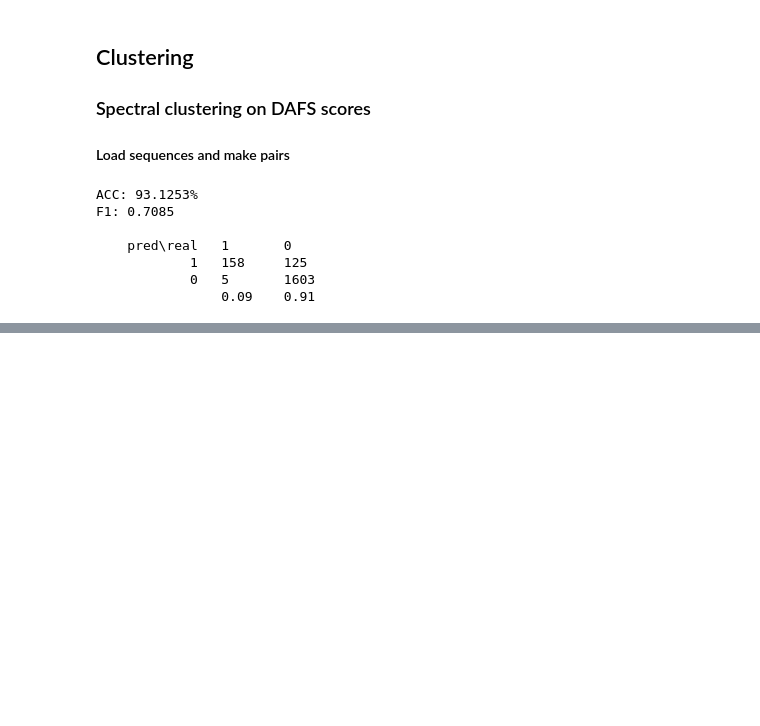
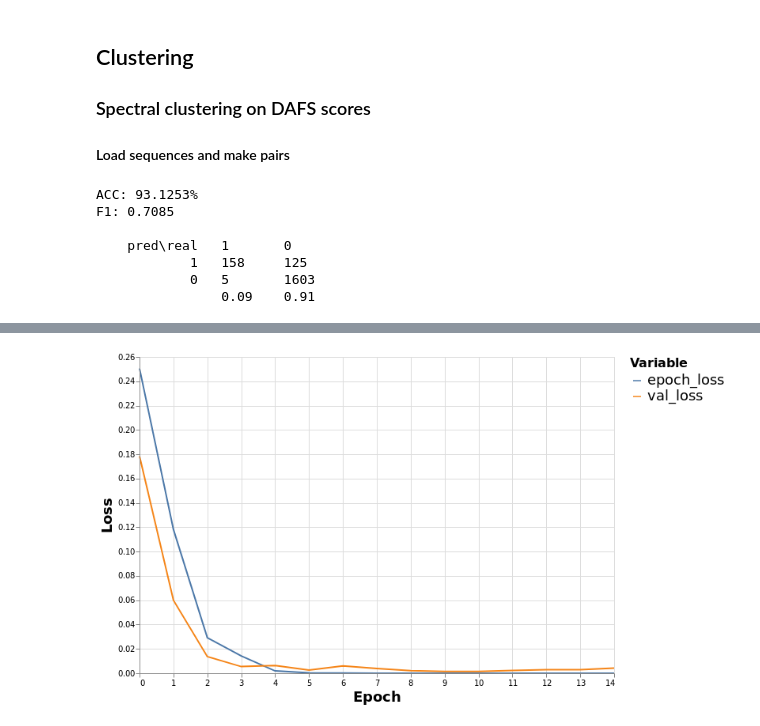
Before and after one commit to Reproducibility-FBB-MSU/Convolutional-neural-networks_ncRNA, a Jupyter notebook: notebooks/CNN_comparison.ipynb, the cells around one changed output, grey strips where cells are left out. Cells and saved outputs as stored; diff of their text form; code cells hidden in the pictures; blank space fills up the shorter version.

Commit message:
Added visualisation code README extended

```diff
--- a/notebooks/CNN_comparison.ipynb
+++ b/notebooks/CNN_comparison.ipynb
@@ -341,0 +348,3 @@ F1: 0.7085
+# %%
+history = pd.DataFrame({k: dafs_pt_cnn_history[k] for k in dafs_pt_cnn_history if "epoch" in k or "val" in k})
+history
@@ -341,0 +368,8 @@ F1: 0.7085
+# %%
+alt.Chart(history[["epoch_loss", "val_loss"]].reset_index().melt(id_vars=['index'], value_vars=['epoch_loss', 'val_loss']), height=400, width=600).mark_line(size=2).encode(
+    alt.X("index:Q", axis=alt.Axis(title='Epoch', titleFontSize=18)),
+    alt.Y("value", axis=alt.Axis(title="Loss", titleFontSize=18)),
+    alt.Color("variable", legend=alt.Legend(title="Variable", labelFontSize=18, titleFontSize=16))
+)
+# %% [output]
+[figure, added]
```
Also changed, not shown: parts of 8 cells of this notebook, 1 other file.
